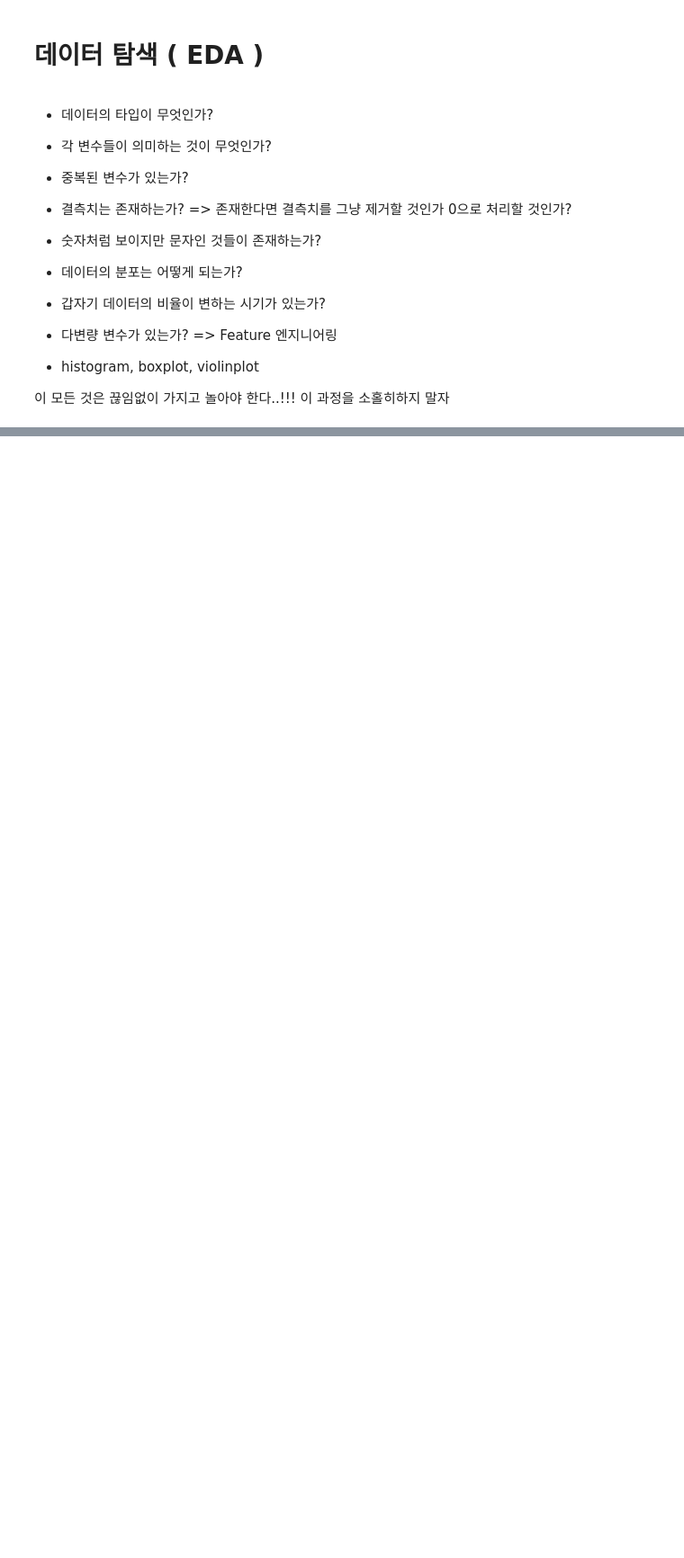
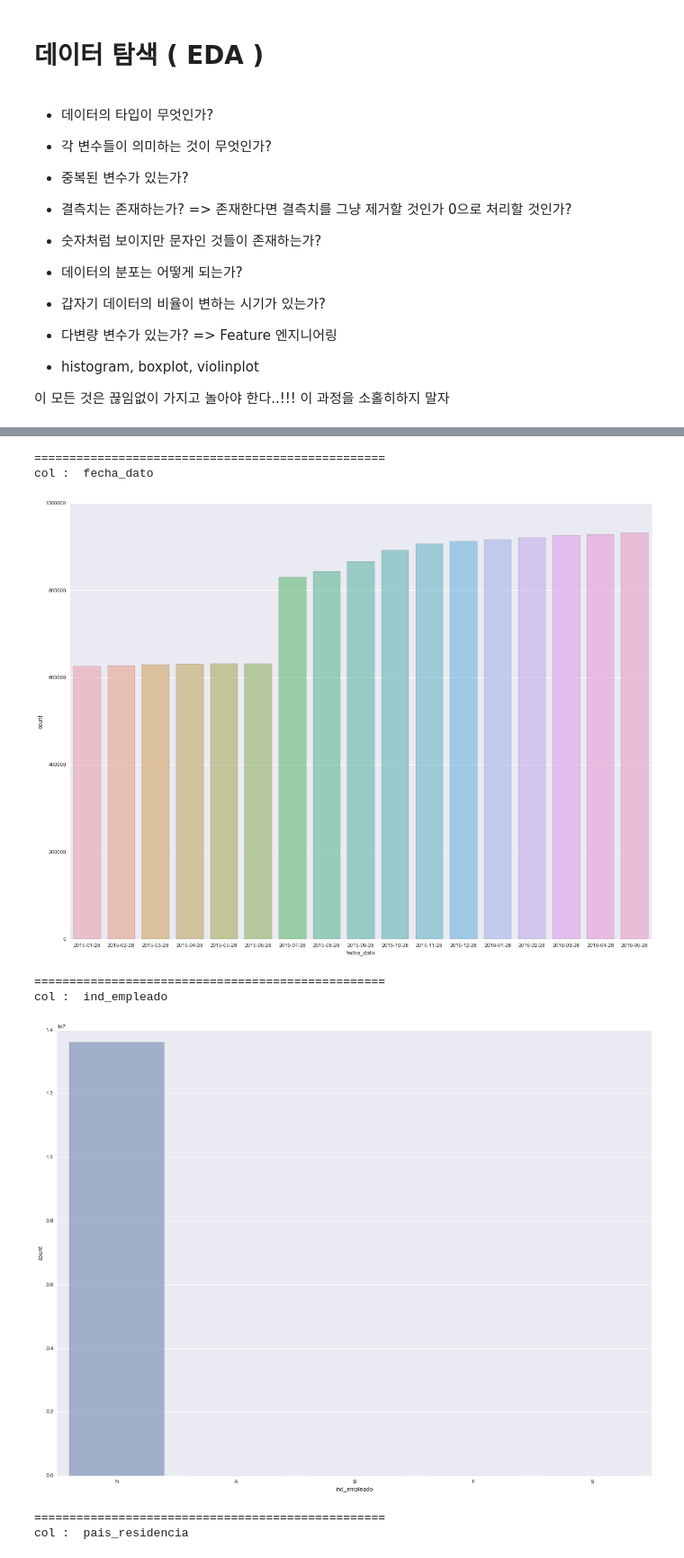
Before and after one commit to zzsza/Kaggle_Santander-Product-Recommendation, a Jupyter notebook: notebook/01. EDA.ipynb, the cells around one changed output, grey strips where cells are left out. Shown at 90% size. Drawn from its saved outputs; the diff is of its cells as text; code cells hidden in the pictures; blank space fills up the shorter version.

```diff
--- a/notebook/01. EDA.ipynb
+++ b/notebook/01. EDA.ipynb
@@ -65,0 +81,15 @@ Index(['fecha_dato', 'ncodpers', 'ind_empleado', 'pais_residencia', 'sexo',
+# %%
+%%time
+# check categorical columns
+cat_cols = ['fecha_dato','ind_empleado','pais_residencia', \
+            'sexo','fecha_alta','ult_fec_cli_1t','indrel_1mes', \
+            'tiprel_1mes','indresi','indext','conyuemp', \
+            'canal_entrada','indfall','nomprov','segmento']
+
+# num_unique, unique set
+for col in cat_cols:
+    uniq =np.unique(train_data[col].astype(str))
+    print ('-'*50)
+    print ('# col {}\t n_uniq {}\t unique {}'.format(col, len(uniq), uniq))
+
+# 184 secs
@@ -65,0 +117,20 @@ Index(['fecha_dato', 'ncodpers', 'ind_empleado', 'pais_residencia', 'sexo',
+# %%
+# histogram of features
+skip_cols = ['ncodpers']
+for col in train_data.columns:
+    if col in skip_cols:
+        continue
+    print ('='*50)
+    print ('col : ', col)
+    f, ax = plt.subplots(figsize=(20, 15))
+    sns.countplot(x=col, data=train_data, alpha=0.5) # histogram
+    plt.show()
+# %% [output]
+==================================================
+col :  fecha_dato
+[figure, added]
+==================================================
+col :  ind_empleado
+[figure, added]
+==================================================
+col :  pais_residencia
```
Also changed, not shown: parts of 8 cells of this notebook.
